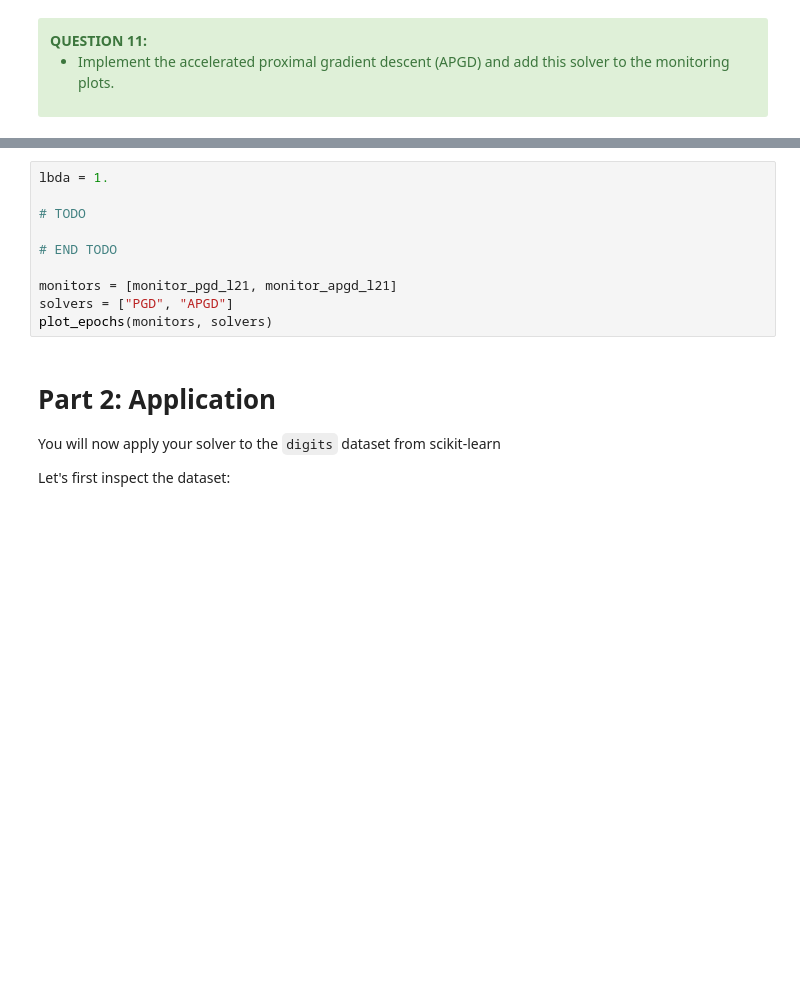
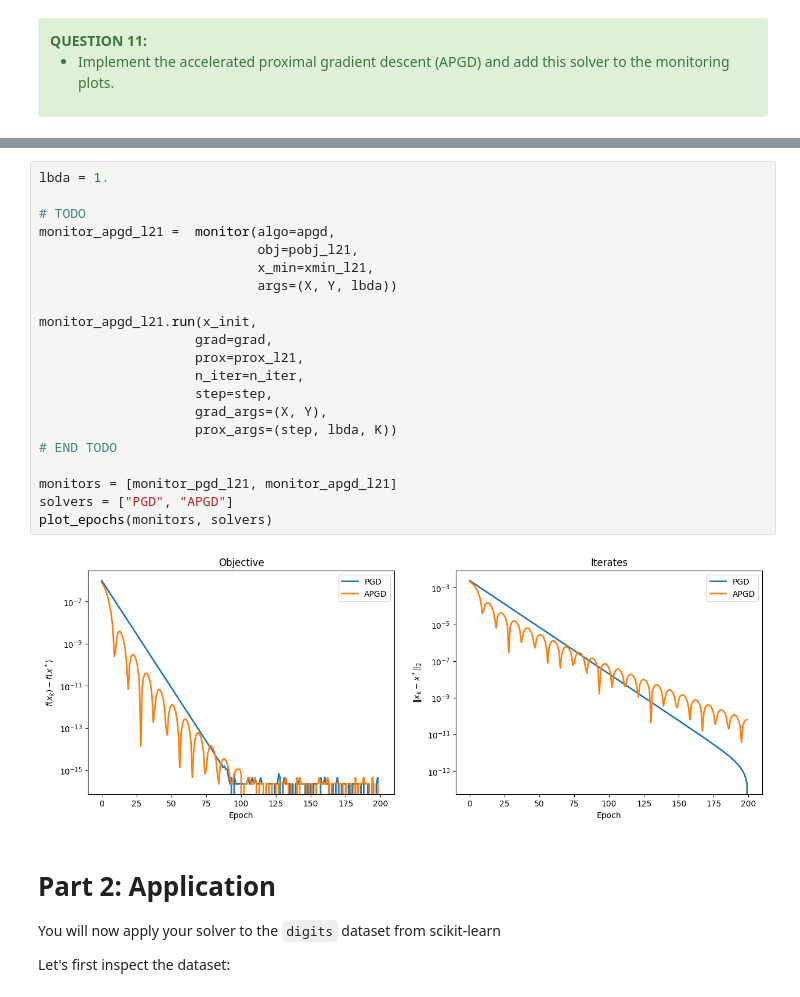
Before and after one commit to MariusAAROS/IPP-Optimisation-for-data-science, a Jupyter notebook: Projet/project_ortega_marius_and_adnan_wiam.ipynb, the cells around one changed output, grey strips where cells are left out. Drawn from its saved outputs; the diff is of its cells as text; blank space fills up the shorter version.

```diff
--- a/Projet/project_ortega_marius_and_adnan_wiam.ipynb
+++ b/Projet/project_ortega_marius_and_adnan_wiam.ipynb
@@ -1003,13 +1031,26 @@ plot_epochs(monitors, solvers)
 # %%
 lbda = 1.
 
 # TODO
+monitor_apgd_l21 =  monitor(algo=apgd,
+                            obj=pobj_l21,
+                            x_min=xmin_l21,
+                            args=(X, Y, lbda))
 
+monitor_apgd_l21.run(x_init,
+                    grad=grad,
+                    prox=prox_l21,
+                    n_iter=n_iter,
+                    step=step,
+                    grad_args=(X, Y),
+                    prox_args=(step, lbda, K))
 # END TODO
 
 monitors = [monitor_pgd_l21, monitor_apgd_l21]
 solvers = ["PGD", "APGD"]
 plot_epochs(monitors, solvers)
+# %% [output]
+[figure, added]
 # %% [markdown]
 # Part 2: Application
 
```
Also changed, not shown: parts of 10 cells of this notebook.
